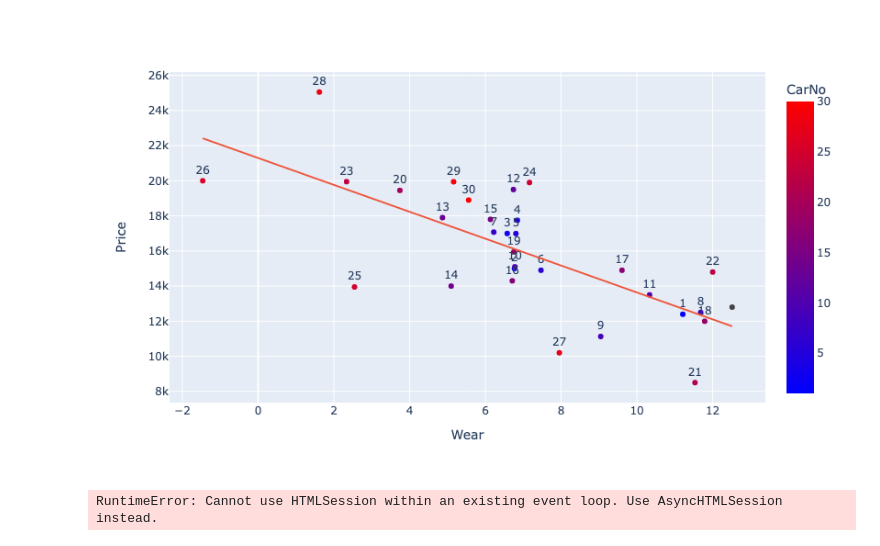
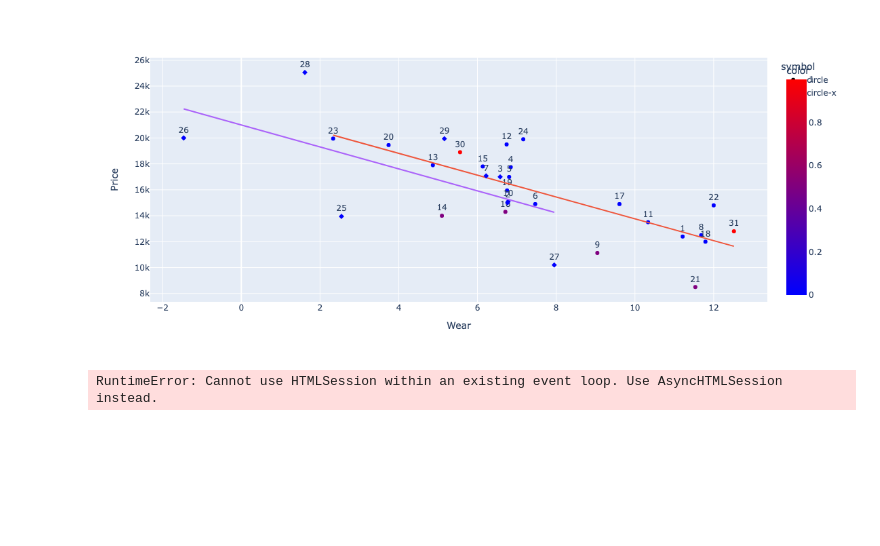
Before and after one commit to bbrame/VanShopping, a Jupyter notebook: Untitled.ipynb, the cells around one changed output. Saved outputs shown, nothing was run; the diff lists cells and outputs as text; code cells hidden in the pictures; blank space fills up the shorter version.

```diff
--- a/Untitled.ipynb
+++ b/Untitled.ipynb
@@ -43,16 +43,18 @@ def read_sheet():
 # %%
 df = read_sheet()
 df['symbol'] = df['Accident'].apply(lambda a:'circle-x' if a=='x' else 'circle')
-fig = px.scatter(df, x='Wear', y='Price', trendline='ols', height=500, hover_name='CarNo', hover_data=['Notes', 'Price', 'Mileage', 'Year'], color='CarNo',
-           color_continuous_scale=px.colors.sequential.Bluered,
-          text='CarNo', ) #, symbol='symbol'
+df['color'] = df['Status'].apply(lambda s: 'None' if pd.isna(s) else s).map({'None': 1, 'NO': 0, 'SOLD': 0.5})
+fig = px.scatter(df, x='Wear', y='Price', trendline='ols', height=500, hover_name='CarNo', hover_data=['Notes', 'Price', 'Mileage', 'Year'],
+          text='CarNo', symbol='symbol', color='color', color_continuous_scale=px.colors.sequential.Bluered
+) #,  , color='CarNo'
+#color_discrete_map = {'None': 'blue', 'NO': 'red', 'SOLD': 'gray'}
 fig.update_traces(textposition='top center')
 
 #range_color=[1, ]
 
 #dir(px.colors.sequential)
 # %% [output]
-[figure, old version]
+[figure, new version]
 # %%
 import requests
 from bs4 import BeautifulSoup as BS
```
Also changed, not shown: 1 other file.
